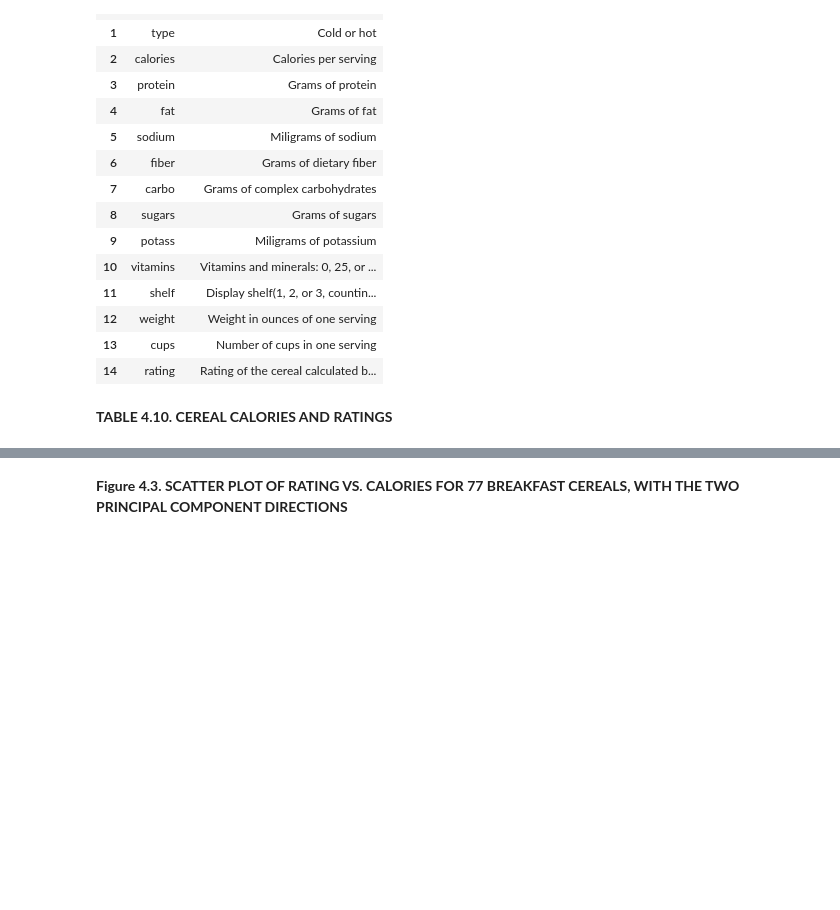
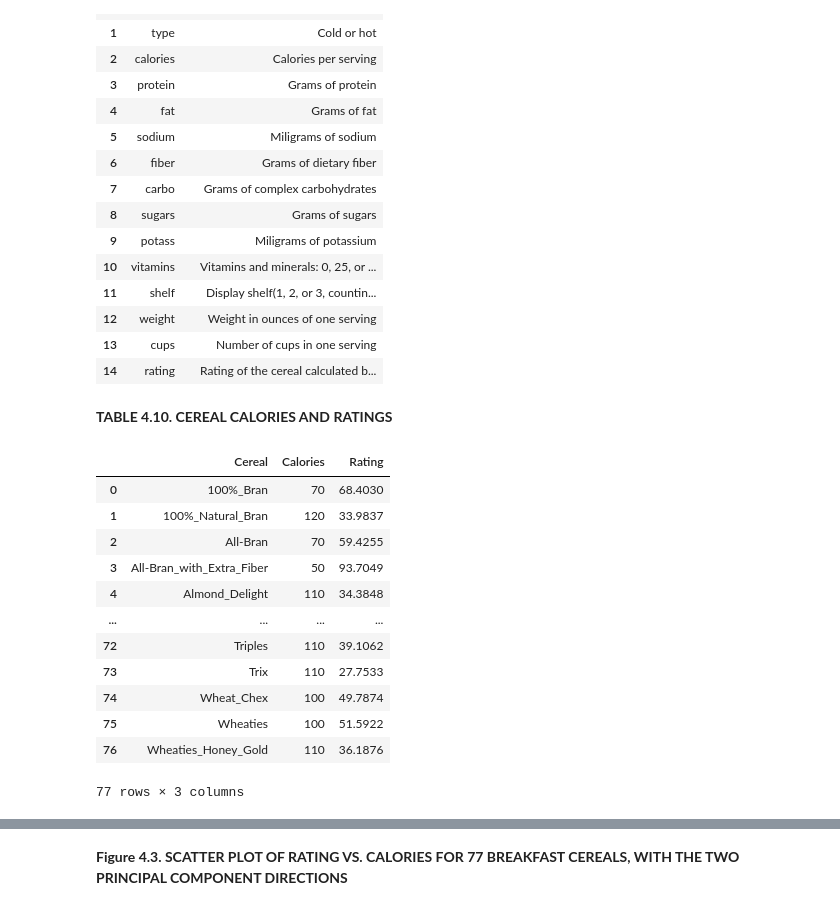
Before and after one commit to ThanhVanLe0605/Data-Mining-For-Business-Analytics-In-Python, a Jupyter notebook: Chapter_4_Dimension_Reduction.ipynb, the cells around one changed output, grey strips where cells are left out. Cells and saved outputs as stored; diff of their text form; code cells hidden in the pictures; blank space fills up the shorter version.

```diff
--- a/Chapter_4_Dimension_Reduction.ipynb
+++ b/Chapter_4_Dimension_Reduction.ipynb
@@ -648,3 +765,19 @@ descrip
 **TABLE 4.10. CEREAL CALORIES AND RATINGS**
 # %%
 data = cereals_df[['Cereal', 'Calories', 'Rating']]
+# %%
+data
+# %% [output]
+|  | Cereal | Calories | Rating |
+| 0 | 100%_Bran | 70 | 68.4030 |
+| 1 | 100%_Natural_Bran | 120 | 33.9837 |
+| 2 | All-Bran | 70 | 59.4255 |
+| 3 | All-Bran_with_Extra_Fiber | 50 | 93.7049 |
+| 4 | Almond_Delight | 110 | 34.3848 |
+| ... | ... | ... | ... |
+| 72 | Triples | 110 | 39.1062 |
+| 73 | Trix | 110 | 27.7533 |
+| 74 | Wheat_Chex | 100 | 49.7874 |
+| 75 | Wheaties | 100 | 51.5922 |
+| 76 | Wheaties_Honey_Gold | 110 | 36.1876 |
+77 rows × 3 columns
```
Also changed, not shown: parts of 41 cells of this notebook.
